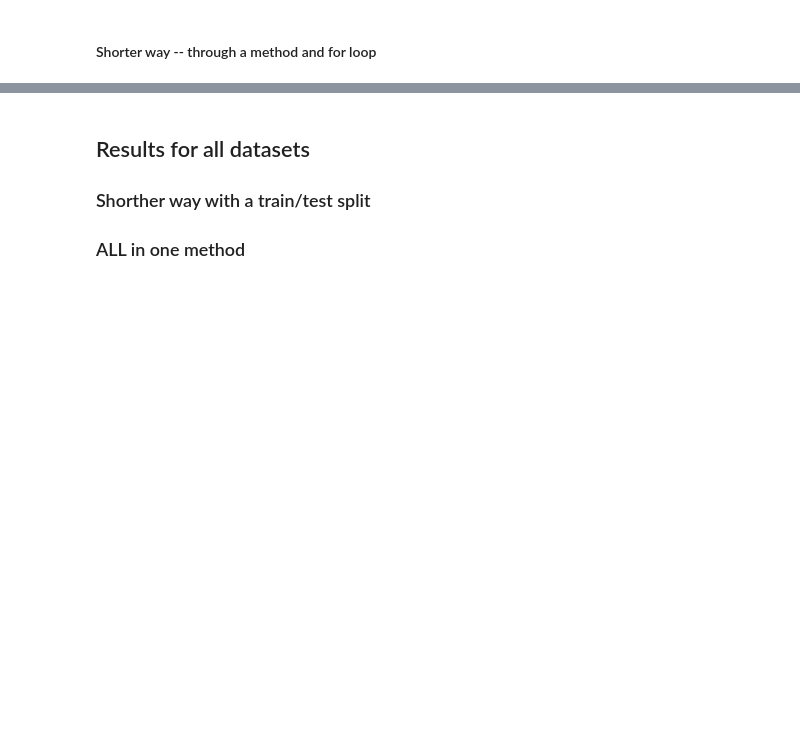
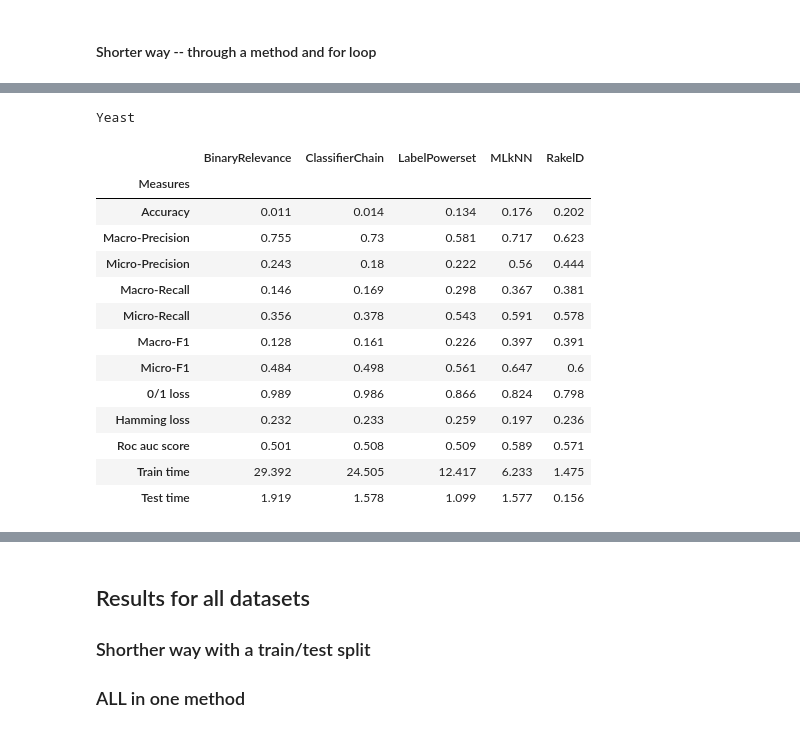
Before and after one commit to dusicastepic/Multi-label-classification-, a Jupyter notebook: MLC - proba.ipynb, the cells around one changed output, grey strips where cells are left out. Saved outputs shown, nothing was run; the diff lists cells and outputs as text; code cells hidden in the pictures; blank space fills up the shorter version.

```diff
--- a/MLC - proba.ipynb
+++ b/MLC - proba.ipynb
@@ -1521,0 +1503,19 @@ Student performance
+# %%
+print('\nYeast\n')
+getMeasuresTablesFinalResults2(classifiers,y_yeast_test,predictions_yeast_all,t_time_ye,time_ye,'Yeast')
+# %% [output]
+Yeast
+|  | BinaryRelevance | ClassifierChain | LabelPowerset | MLkNN | RakelD |
+| Measures |  |  |  |  |  |
+| Accuracy | 0.011 | 0.014 | 0.134 | 0.176 | 0.202 |
+| Macro-Precision | 0.755 | 0.73 | 0.581 | 0.717 | 0.623 |
+| Micro-Precision | 0.243 | 0.18 | 0.222 | 0.56 | 0.444 |
+| Macro-Recall | 0.146 | 0.169 | 0.298 | 0.367 | 0.381 |
+| Micro-Recall | 0.356 | 0.378 | 0.543 | 0.591 | 0.578 |
+| Macro-F1 | 0.128 | 0.161 | 0.226 | 0.397 | 0.391 |
+| Micro-F1 | 0.484 | 0.498 | 0.561 | 0.647 | 0.6 |
+| 0/1 loss | 0.989 | 0.986 | 0.866 | 0.824 | 0.798 |
+| Hamming loss | 0.232 | 0.233 | 0.259 | 0.197 | 0.236 |
+| Roc auc score | 0.501 | 0.508 | 0.509 | 0.589 | 0.571 |
+| Train time | 29.392 | 24.505 | 12.417 | 6.233 | 1.475 |
+| Test time | 1.919 | 1.578 | 1.099 | 1.577 | 0.156 |
```
Also changed, not shown: parts of 73 cells of this notebook.
